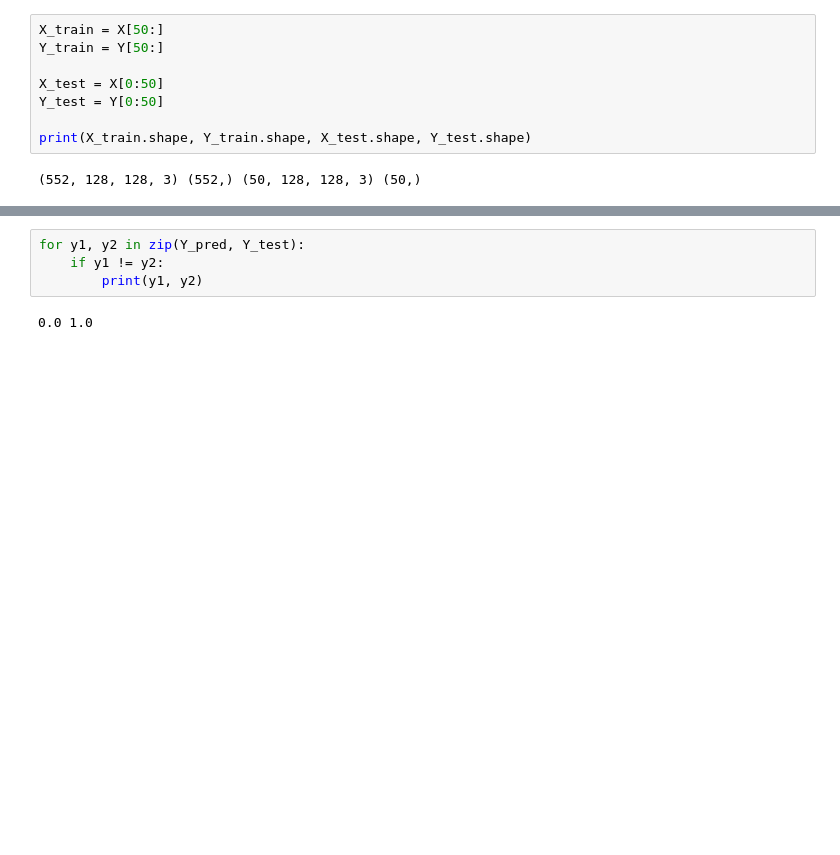
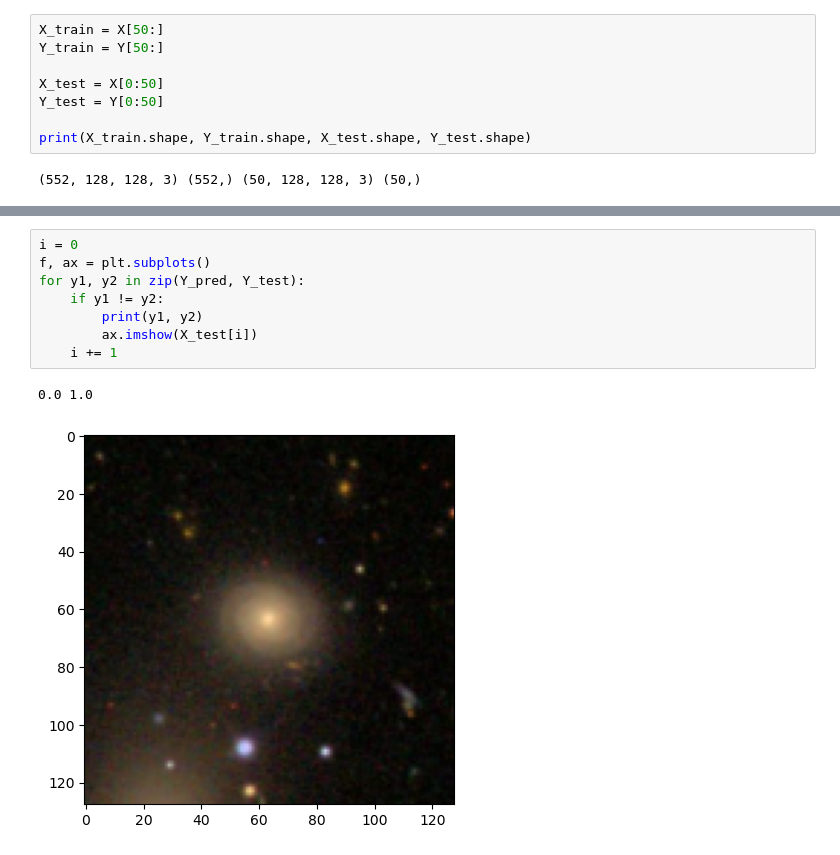
Before and after one commit to Morisset/Python-lectures-Notebooks, a Jupyter notebook: Lecture_Notebooks/Galaxies_classification.ipynb, the cells around one changed output, grey strips where cells are left out. Cells and saved outputs as stored; diff of their text form; blank space fills up the shorter version.

```diff
--- a/Lecture_Notebooks/Galaxies_classification.ipynb
+++ b/Lecture_Notebooks/Galaxies_classification.ipynb
@@ -147,7 +145,12 @@ print(len(equal) / 50)
 0.98
 # %%
+i = 0
+f, ax = plt.subplots()
 for y1, y2 in zip(Y_pred, Y_test):
     if y1 != y2:
         print(y1, y2)
+        ax.imshow(X_test[i])
+    i += 1
 # %% [output]
 0.0 1.0
+[figure, added]
```
Also changed, not shown: parts of 4 cells of this notebook, 3 other files.
